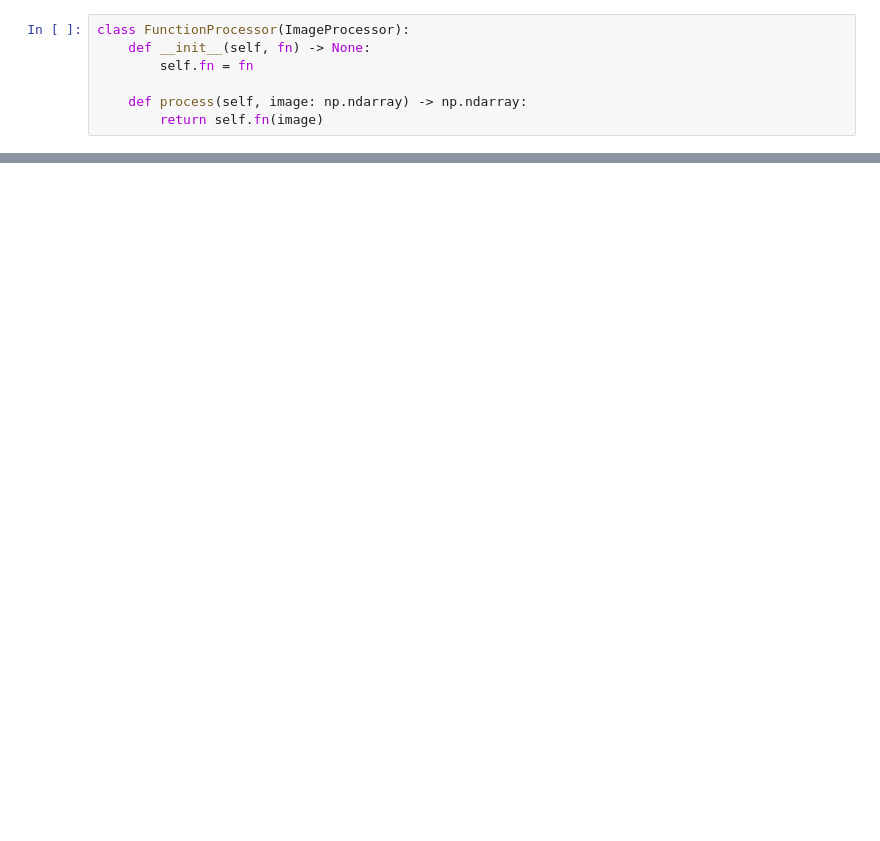
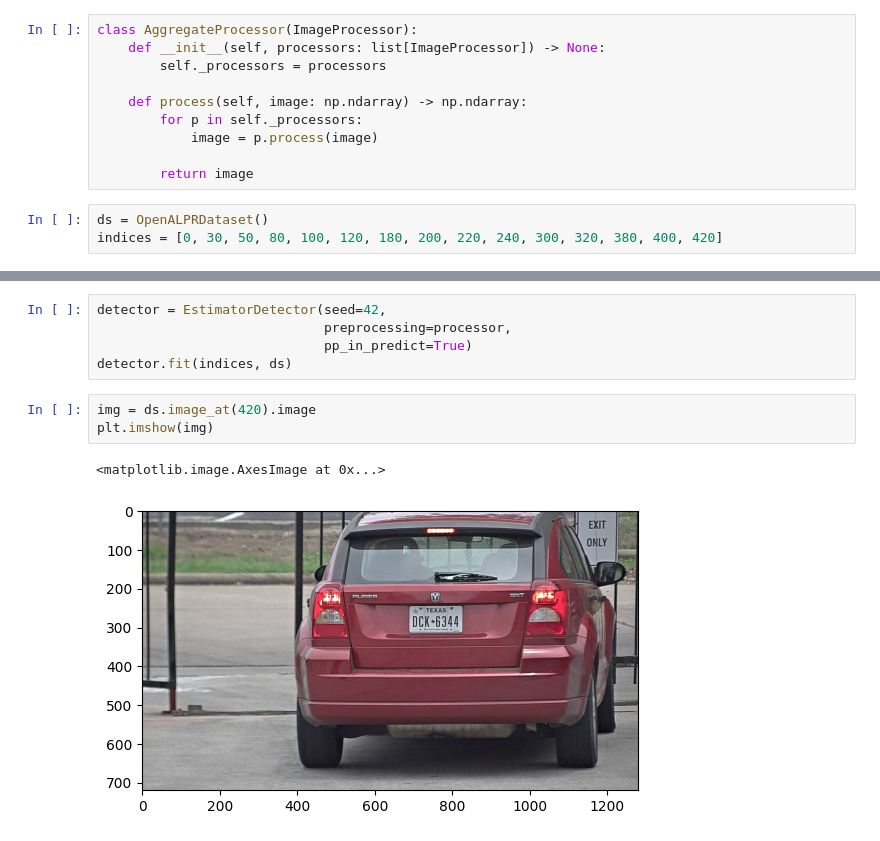
Before and after one commit to SimpleANPR/anpr, a Jupyter notebook: detection_classifiers.ipynb, the cells around one changed output, grey strips where cells are left out. Cells and saved outputs as stored; diff of their text form; blank space fills up the shorter version.

```diff
--- a/detection_classifiers.ipynb
+++ b/detection_classifiers.ipynb
@@ -77,10 +29,16 @@ def show_contours(th_image: np.ndarray,
 # %%
-class FunctionProcessor(ImageProcessor):
-    def __init__(self, fn) -> None:
-        self.fn = fn
+class AggregateProcessor(ImageProcessor):
+    def __init__(self, processors: list[ImageProcessor]) -> None:
+        self._processors = processors
 
     def process(self, image: np.ndarray) -> np.ndarray:
-        return self.fn(image)
+        for p in self._processors:
+            image = p.process(image)
+
+        return image
+# %%
+ds = OpenALPRDataset()
+indices = [0, 30, 50, 80, 100, 120, 180, 200, 220, 240, 300, 320, 380, 400, 420]
 # %%
 start = [FilterNLM(21),
          FilterBilateral(11, 5, 5),
@@ -271,0 +55,11 @@ Candidatos finais: 4
+# %%
+detector = EstimatorDetector(seed=42,
+                             preprocessing=processor,
+                             pp_in_predict=True)
+detector.fit(indices, ds)
+# %%
+img = ds.image_at(420).image
+plt.imshow(img)
+# %% [output]
+<matplotlib.image.AxesImage at 0x...>
+[figure, added]
```
Also changed, not shown: parts of 14 cells of this notebook, 1 other file.
